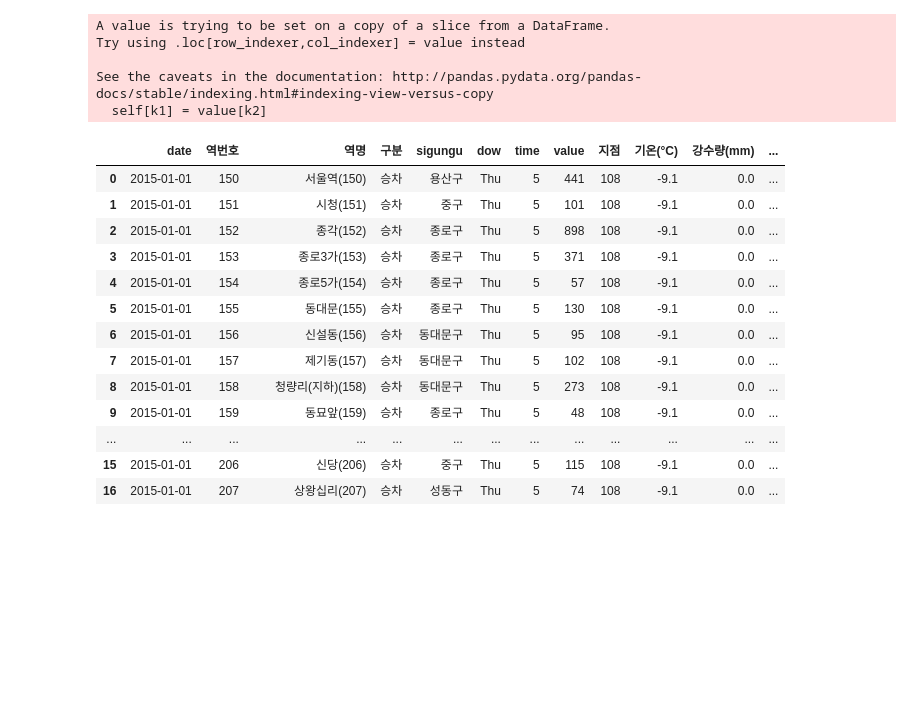
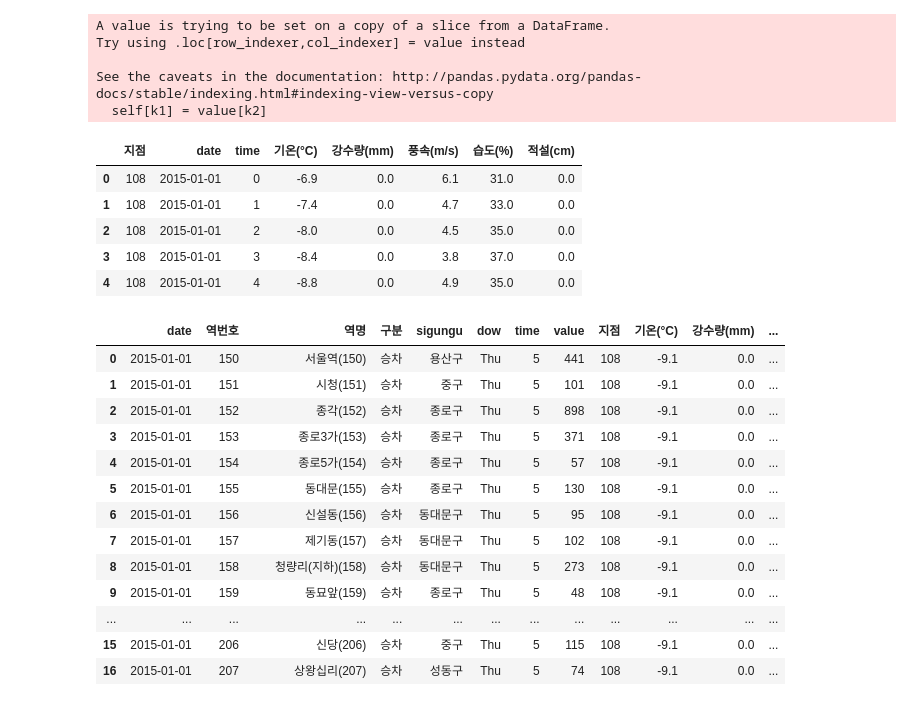
Before and after one commit to keibigdata/outside_activity_prediction, a Jupyter notebook: subway_station_processing.ipynb, the cells around one changed output. Drawn from its saved outputs; the diff is of its cells as text; code cells hidden in the pictures; blank space fills up the shorter version.

```diff
--- a/subway_station_processing.ipynb
+++ b/subway_station_processing.ipynb
@@ -325 +352,10 @@ df.weather.sub.head()
+# %%
+df_weather_sub.head()
+# %% [output]
+|  | 지점 | date | time | 기온(°C) | 강수량(mm) | 풍속(m/s) | 습도(%) | 적설(cm) |
+| 0 | 108 | 2015-01-01 | 0 | -6.9 | 0.0 | 6.1 | 31.0 | 0.0 |
+| 1 | 108 | 2015-01-01 | 1 | -7.4 | 0.0 | 4.7 | 33.0 | 0.0 |
+| 2 | 108 | 2015-01-01 | 2 | -8.0 | 0.0 | 4.5 | 35.0 | 0.0 |
+| 3 | 108 | 2015-01-01 | 3 | -8.4 | 0.0 | 3.8 | 37.0 | 0.0 |
+| 4 | 108 | 2015-01-01 | 4 | -8.8 | 0.0 | 4.9 | 35.0 | 0.0 |
 # %%
```
Also changed, not shown: parts of 60 cells of this notebook.
